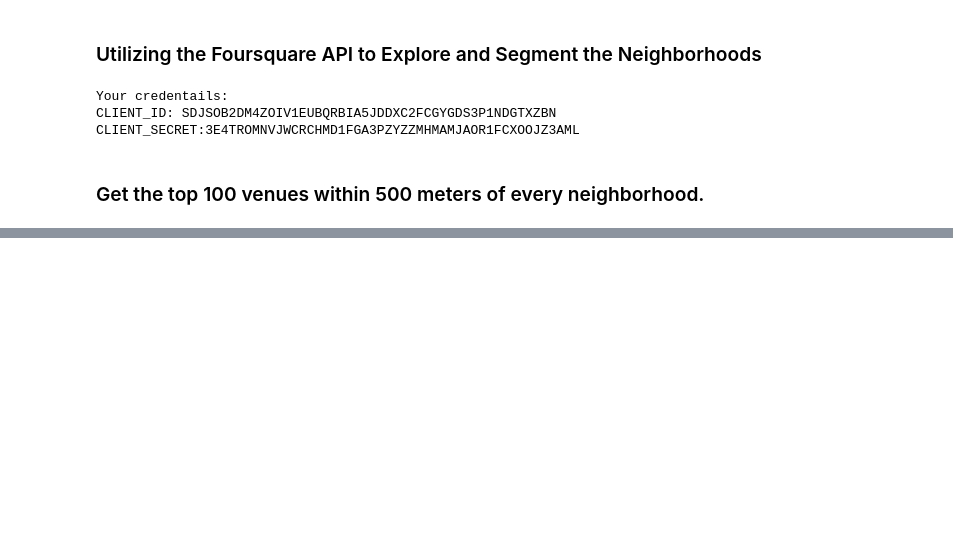
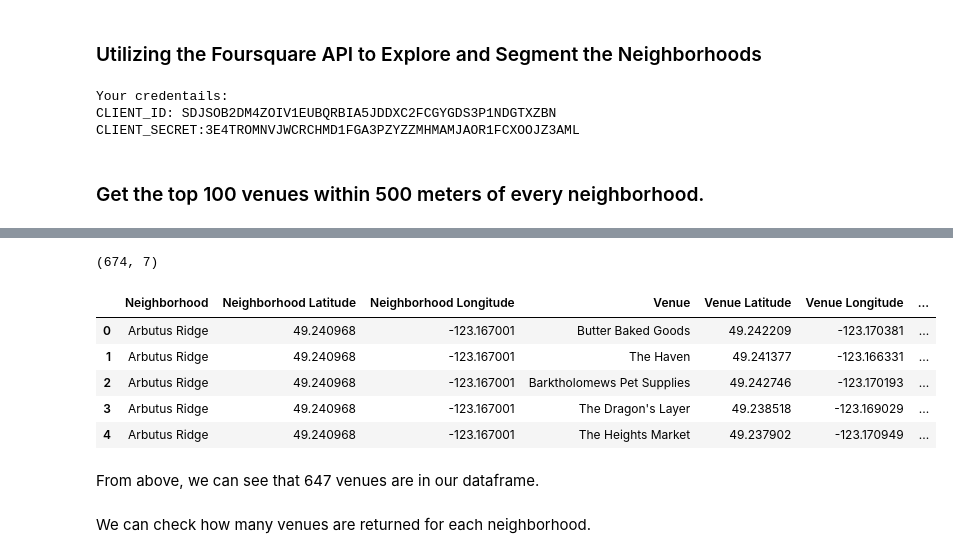
Before and after one commit to aresgtr/IBM-DataScience-Coursera, a Jupyter notebook: Capstone/Analyzing Coffee Shops in Vancouver, Canada.ipynb, the cells around one changed output, grey strips where cells are left out. Drawn from its saved outputs; the diff is of its cells as text; code cells hidden in the pictures; blank space fills up the shorter version.

```diff
--- a/Capstone/Analyzing Coffee Shops in Vancouver, Canada.ipynb
+++ b/Capstone/Analyzing Coffee Shops in Vancouver, Canada.ipynb
@@ -178,7 +178,7 @@ CLIENT_SECRET:3E4TROMNVJWCRCHMD1FGA3PZYZZMHMAMJAOR1FCXOOJZ3AML
 # %% [markdown]
 ### Get the top 100 venues within 500 meters of every neighborhood.
 # %%
-def getNearbyVenues(names, latitudes, longitudes, radius=500):
+def getNearbyVenues(names, latitudes, longitudes, radius=500, LIMIT=100):
 
     venues_list=[]
     for name, lat, lng in zip(names, latitudes, longitudes):
@@ -217,3 +217,8 @@ def getNearbyVenues(names, latitudes, longitudes, radius=500):
                   'Venue Category']
 
     return(nearby_venues)
+# %%
+vancouver_venues = getNearbyVenues(names=df['Neighborhood'],
+                                   latitudes=df['Latitude'],
+                                   longitudes=df['Longitude']
+                                  )
@@ -219,0 +243,15 @@ def getNearbyVenues(names, latitudes, longitudes, radius=500):
+# %%
+print(vancouver_venues.shape)
+vancouver_venues.head()
+# %% [output]
+(674, 7)
+|  | Neighborhood | Neighborhood Latitude | Neighborhood Longitude | Venue | Venue Latitude | Venue Longitude | ... |
+| 0 | Arbutus Ridge | 49.240968 | -123.167001 | Butter Baked Goods | 49.242209 | -123.170381 | ... |
+| 1 | Arbutus Ridge | 49.240968 | -123.167001 | The Haven | 49.241377 | -123.166331 | ... |
+| 2 | Arbutus Ridge | 49.240968 | -123.167001 | Barktholomews Pet Supplies | 49.242746 | -123.170193 | ... |
+| 3 | Arbutus Ridge | 49.240968 | -123.167001 | The Dragon's Layer | 49.238518 | -123.169029 | ... |
+| 4 | Arbutus Ridge | 49.240968 | -123.167001 | The Heights Market | 49.237902 | -123.170949 | ... |
+# %% [markdown]
+From above, we can see that 647 venues are in our dataframe.
+# %% [markdown]
+We can check how many venues are returned for each neighborhood.
```
Also changed, not shown: parts of 40 cells of this notebook.
